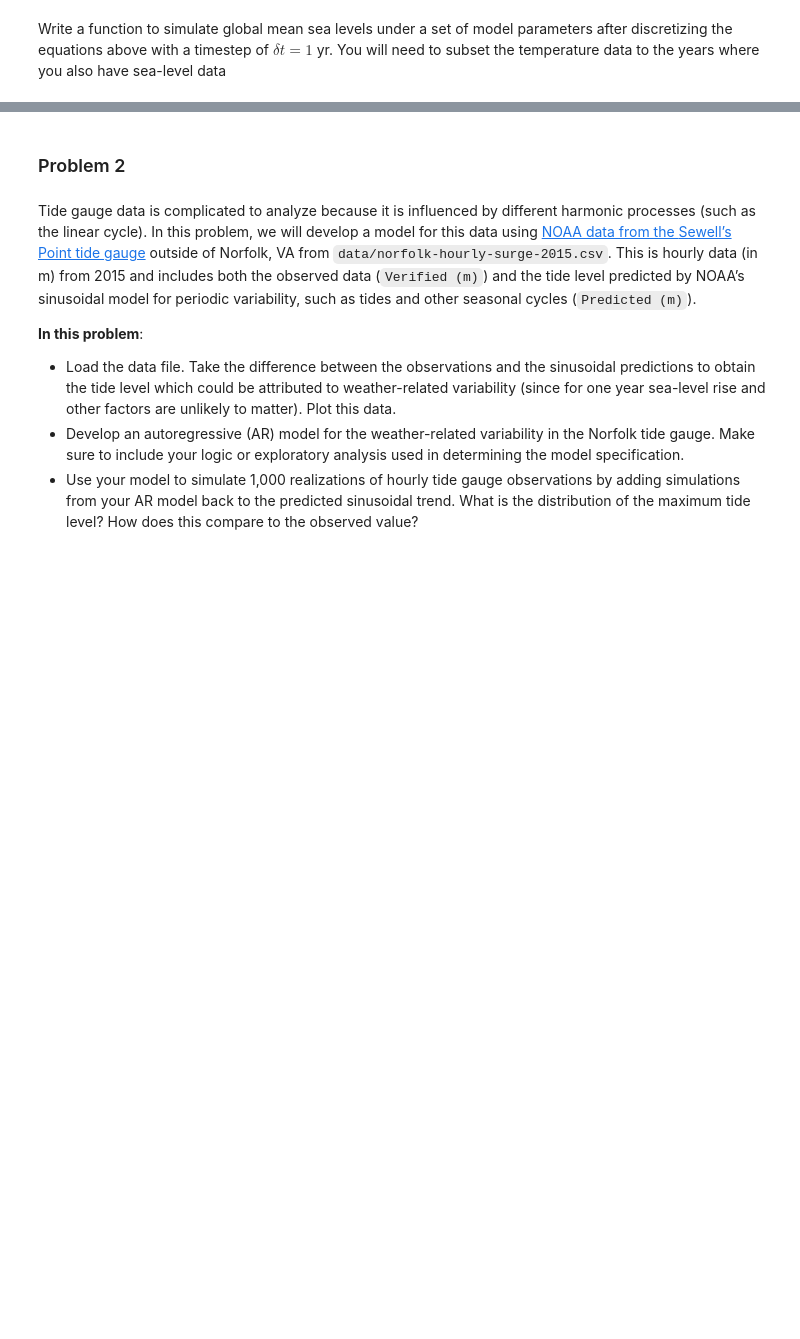
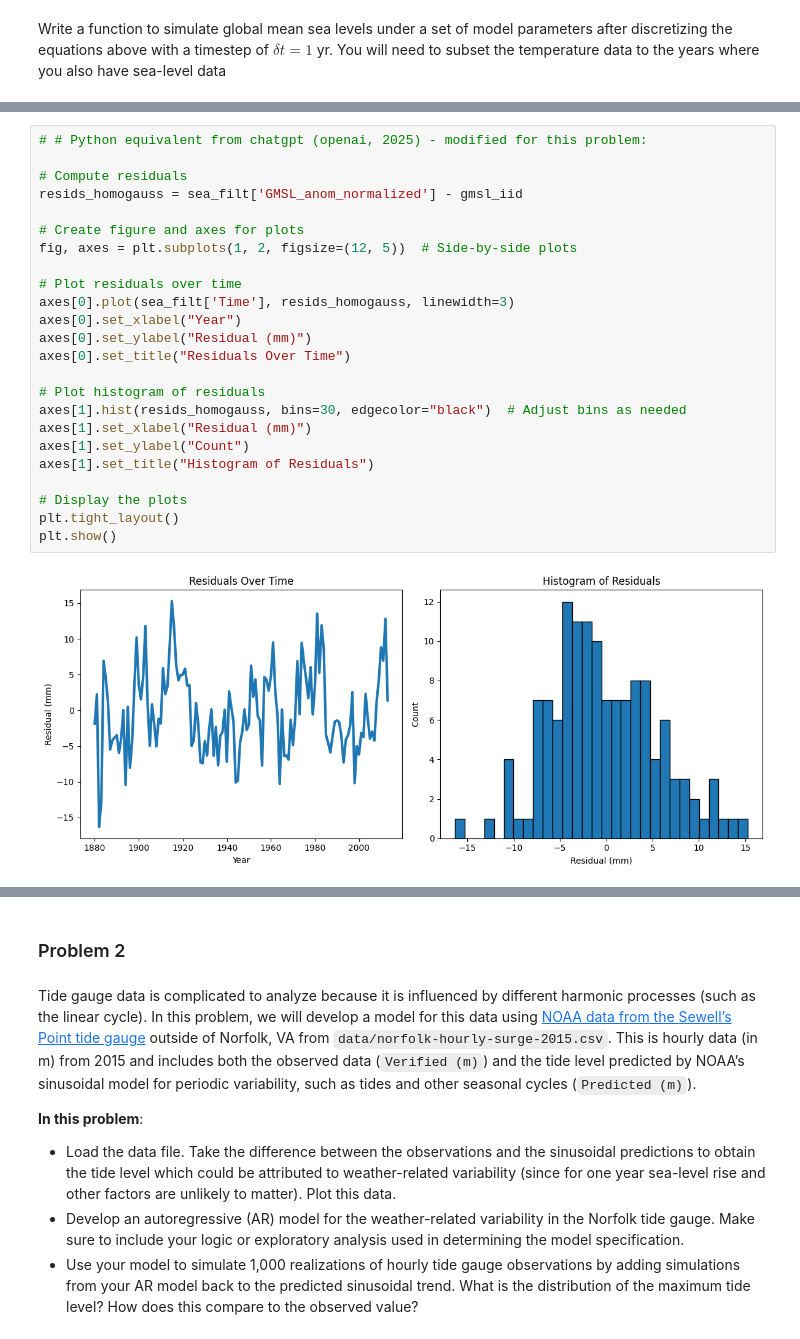
Before and after one commit to BEE4850-SP25/hw02-mcallen14, a Jupyter notebook: hw02.ipynb, the cells around one changed output, grey strips where cells are left out. Drawn from its saved outputs; the diff is of its cells as text; blank space fills up the shorter version.

```diff
--- a/hw02.ipynb
+++ b/hw02.ipynb
@@ -180,0 +569,26 @@ Write a function to simulate global mean sea levels under a set of
+# %%
+# # Python equivalent from chatgpt (openai, 2025) - modified for this problem:
+
+# Compute residuals
+resids_homogauss = sea_filt['GMSL_anom_normalized'] - gmsl_iid
+
+# Create figure and axes for plots
+fig, axes = plt.subplots(1, 2, figsize=(12, 5))  # Side-by-side plots
+
+# Plot residuals over time
+axes[0].plot(sea_filt['Time'], resids_homogauss, linewidth=3)
+axes[0].set_xlabel("Year")
+axes[0].set_ylabel("Residual (mm)")
+axes[0].set_title("Residuals Over Time")
+
+# Plot histogram of residuals
+axes[1].hist(resids_homogauss, bins=30, edgecolor="black")  # Adjust bins as needed
+axes[1].set_xlabel("Residual (mm)")
+axes[1].set_ylabel("Count")
+axes[1].set_title("Histogram of Residuals")
+
+# Display the plots
+plt.tight_layout()
+plt.show()
+# %% [output]
+[figure, added]
```
Also changed, not shown: parts of 85 cells of this notebook.
